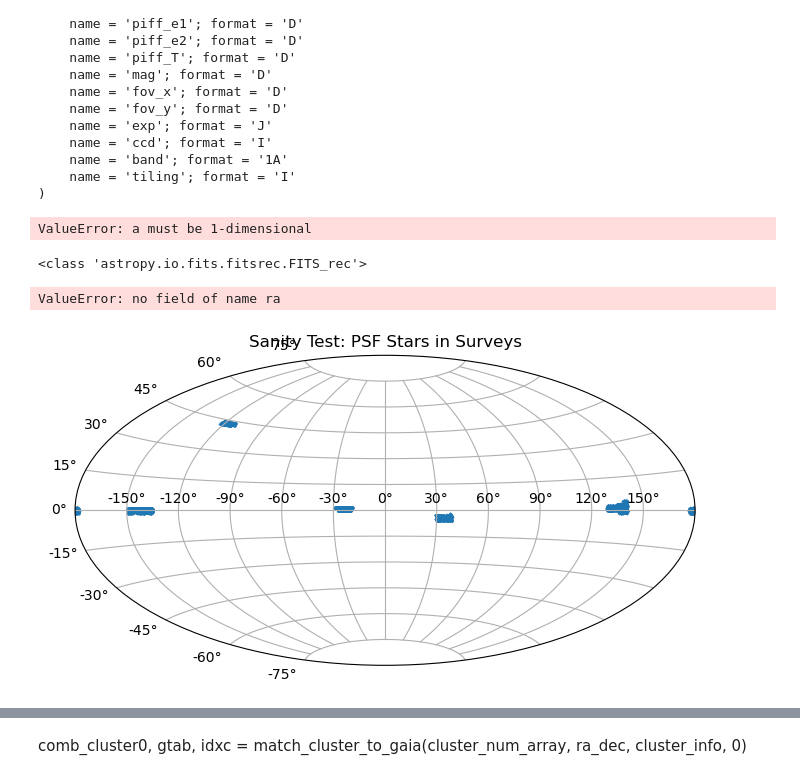
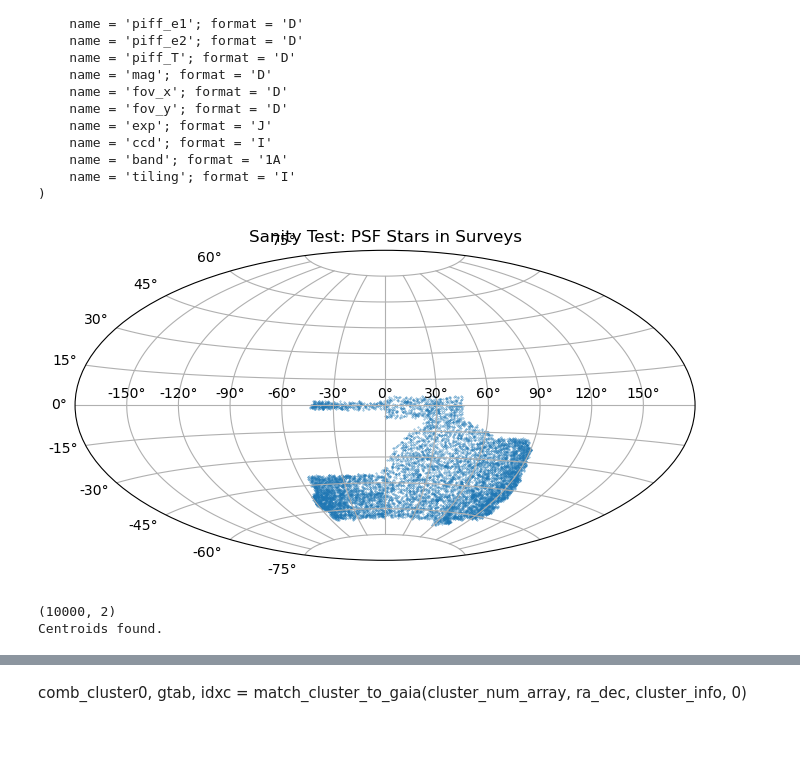
Before and after one commit to ShrihanSolo/gaia_psf_match, a Jupyter notebook: DESY3_PSF_A.ipynb, the cells around one changed output, grey strips where cells are left out. Cells and saved outputs as stored; diff of their text form; code cells hidden in the pictures; blank space fills up the shorter version.

```diff
--- a/DESY3_PSF_A.ipynb
+++ b/DESY3_PSF_A.ipynb
@@ -34,14 +34,6 @@ ColDefs(
     name = 'band'; format = '1A'
     name = 'tiling'; format = 'I'
 )
-# %%
-hdul = fits.open(file_path)
-cols = ['ra', 'dec', 'mag', 'band']
-zidx = np.random.choice(np.where(hdul[1].data['band'] == 'z'), size = 100)
-# %% [output]
-ValueError: a must be 1-dimensional
-# %%
-zidx  = np.random.choice(np.where(hdul[1].data['band'] == 'z')[0])
 # %%
 def read_des_fits(file_path):
     # Read in the fits file and close it
@@ -49,19 +41,12 @@ def read_des_fits(file_path):
 
     # hdul[1].data is a numpy recarray. Get the ra, dec, mag and band columns
     cols = ['ra', 'dec', 'mag', 'band']
-    zidx = np.random.choose(np.where(hdul[1].data['band'] == 'z'))
+    zidx = np.random.choice(np.where(hdul[1].data['band'] == 'z')[0], size = 1000000, replace = False)
     data = {col: hdul[1].data[col][zidx] for col in cols}
+    hdul.close()
 
-    # data = np.random.choice(data[data['band'] == 'z'], size = 10000)
-
-    # Print the column names and length of the data
-    # print(data.columns.names)
-    # print(len(data))
-
-    # Get object IDs, parent IDs, ira, idec and imagnitudes and add to pandas dataframe
     des = pd.DataFrame(data)
 
-    hdul.close()
 
     # Combine ra and dec into a sky coord array
     des['coord'] = SkyCoord(ra=des['ra'], dec=des['dec'], unit = 'deg')
@@ -70,36 +55,36 @@ def read_des_fits(file_path):
 # Read in the DES data
 file_path = "../data/psf_y3a1-v29.fits"
 des = read_des_fits(file_path)
-# %% [output]
-<class 'astropy.io.fits.fitsrec.FITS_rec'>
-ValueError: no field of name ra
 # %%
 # Function to plot the ra and dec of the PSF stars
 def plot_sanity_test(coord, n = 10000):
     plt.figure(figsize=(8,4.2))
     plt.subplot(111, projection="aitoff")
     plt.title("Sanity Test: PSF Stars in Surveys")
     plt.grid(True)
 
     # Choose n random stars
     coord = coord.sample(n=n)
 
     ra_rad = np.array([c.ra.wrap_at(180 * u.deg).radian for c in coord])
     dec_rad = np.array([c.dec.radian for c in coord])
     plt.scatter(ra_rad, dec_rad, s=0.1, alpha=0.8)
     plt.show()
 
 # Plot the ra and dec of the PSF stars
-plot_sanity_test(hsc_full['coord'])
+plot_sanity_test(des['coord'])
 # %% [output]
-[figure, old version]
+[figure, new version]
 # %%
 # Get 2D array of ra and dec from dataframe
-ra_dec = np.array([hsc_full['ra'], hsc_full['dec']]).T
-
+ra_dec = np.array([des['ra'], des['dec']]).T
+ridx = np.random.choice(np.arange(ra_dec.shape[0]), size = 10000, replace = False)
+ra_dec_sample = ra_dec[ridx]
+print(ra_dec_sample.shape)
 # Perform clustering
-number_of_clusters = 10
-cents = kmeans(ra_dec, number_of_clusters)
+number_of_clusters = 100
+cents = kmeans(ra_dec_sample, number_of_clusters)
+print("Centroids found.")
 centroids = cents[0]
 cluster_num_array = vq(ra_dec, centroids)
 
@@ -110,6 +95,9 @@ cluster_info.columns = ["max_dist"]
 cluster_info["clusterno"] = cluster_info.index
 cluster_info["dists"] = [cluster_num_array[1][cluster_num_array[0] == i] for i in cluster_info["clusterno"]]
 cluster_info["centroids"] = list(centroids)
+# %% [output]
+(10000, 2)
+Centroids found.
 # %%
 # Sanity check: plot clustering result
 def plot_cluster_test(ra_dec, centroids, cluster_num_array):
```
Also changed, not shown: parts of 4 cells of this notebook.
